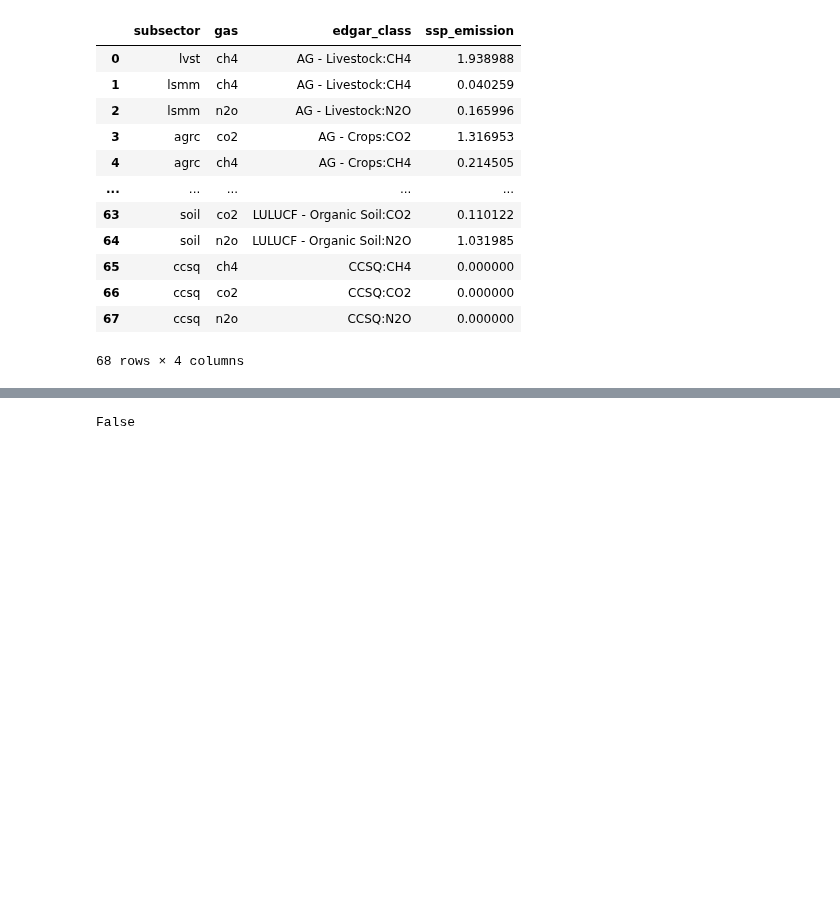
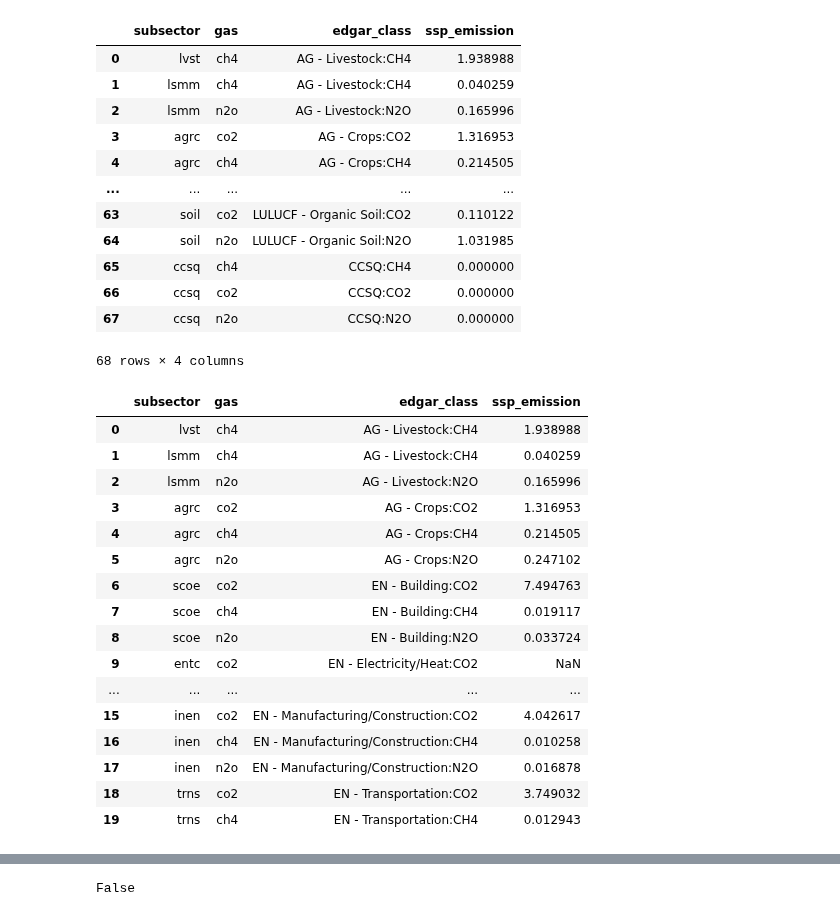
Before and after one commit to sisepuede-framework/ssp_data_calibration, a Jupyter notebook: src/eda.ipynb, the cells around one changed output, grey strips where cells are left out. Saved outputs shown, nothing was run; the diff lists cells and outputs as text; code cells hidden in the pictures; blank space fills up the shorter version.

```diff
--- a/src/eda.ipynb
+++ b/src/eda.ipynb
@@ -184,3 +88,23 @@ ssp_emissions_report
 | 66 | ccsq | co2 | CCSQ:CO2 | 0.000000 |
 | 67 | ccsq | n2o | CCSQ:N2O | 0.000000 |
 68 rows × 4 columns
+# %%
+ssp_emissions_report.head(20)
+# %% [output]
+|  | subsector | gas | edgar_class | ssp_emission |
+| 0 | lvst | ch4 | AG - Livestock:CH4 | 1.938988 |
+| 1 | lsmm | ch4 | AG - Livestock:CH4 | 0.040259 |
+| 2 | lsmm | n2o | AG - Livestock:N2O | 0.165996 |
+| 3 | agrc | co2 | AG - Crops:CO2 | 1.316953 |
+| 4 | agrc | ch4 | AG - Crops:CH4 | 0.214505 |
+| 5 | agrc | n2o | AG - Crops:N2O | 0.247102 |
+| 6 | scoe | co2 | EN - Building:CO2 | 7.494763 |
+| 7 | scoe | ch4 | EN - Building:CH4 | 0.019117 |
+| 8 | scoe | n2o | EN - Building:N2O | 0.033724 |
+| 9 | entc | co2 | EN - Electricity/Heat:CO2 | NaN |
+| ... | ... | ... | ... | ... |
+| 15 | inen | co2 | EN - Manufacturing/Construction:CO2 | 4.042617 |
+| 16 | inen | ch4 | EN - Manufacturing/Construction:CH4 | 0.010258 |
+| 17 | inen | n2o | EN - Manufacturing/Construction:N2O | 0.016878 |
+| 18 | trns | co2 | EN - Transportation:CO2 | 3.749032 |
+| 19 | trns | ch4 | EN - Transportation:CH4 | 0.012943 |
```
Also changed, not shown: parts of 21 cells of this notebook, 1 other file.
